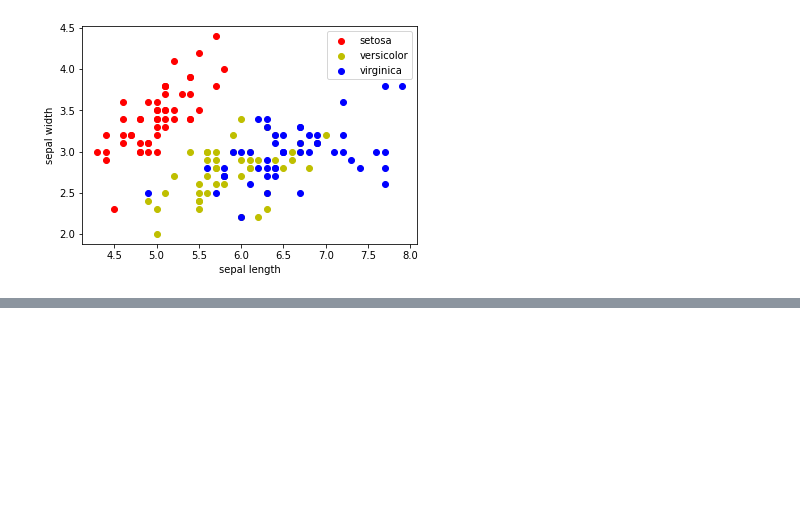
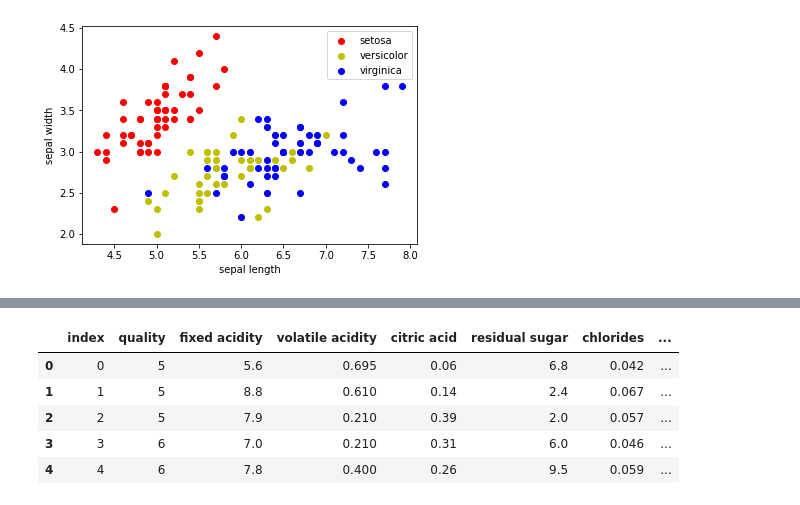
Before and after one commit to happycoder-leesh/kaggle_study, a Jupyter notebook: 1st_week_4.ipynb, the cells around one changed output, grey strips where cells are left out. Cells and saved outputs as stored; diff of their text form; code cells hidden in the pictures; blank space fills up the shorter version.

```diff
--- a/1st_week_4.ipynb
+++ b/1st_week_4.ipynb
@@ -304,0 +377,29 @@ plt.show()
+# %%
+# train 데이터의 pH 변수를 구간이 4개인 범주형 변수로 변환
+#
+# pH < 1 -> lowest
+# 1<= pH < 2 -> low
+# 2 <= pH < 3 -> normal
+# 3 <= pH -> high
+
+def func(x):
+    if x<3:
+        return 'lowest'
+    elif x<3.3:
+        return 'low'
+    elif x<3.5:
+        return 'normal'
+    else :
+        return 'high'
+
+train['pH'] = train['pH'].apply(lambda x : func(x)출
+# %%
+# 변환 후 데이터 확인
+train.head()
+# %% [output]
+|  | index | quality | fixed acidity | volatile acidity | citric acid | residual sugar | chlorides | ... |
+| 0 | 0 | 5 | 5.6 | 0.695 | 0.06 | 6.8 | 0.042 | ... |
+| 1 | 1 | 5 | 8.8 | 0.610 | 0.14 | 2.4 | 0.067 | ... |
+| 2 | 2 | 5 | 7.9 | 0.210 | 0.39 | 2.0 | 0.057 | ... |
+| 3 | 3 | 6 | 7.0 | 0.210 | 0.31 | 6.0 | 0.046 | ... |
+| 4 | 4 | 6 | 7.8 | 0.400 | 0.26 | 9.5 | 0.059 | ... |
```
Also changed, not shown: parts of 84 cells of this notebook, 1 other file.
